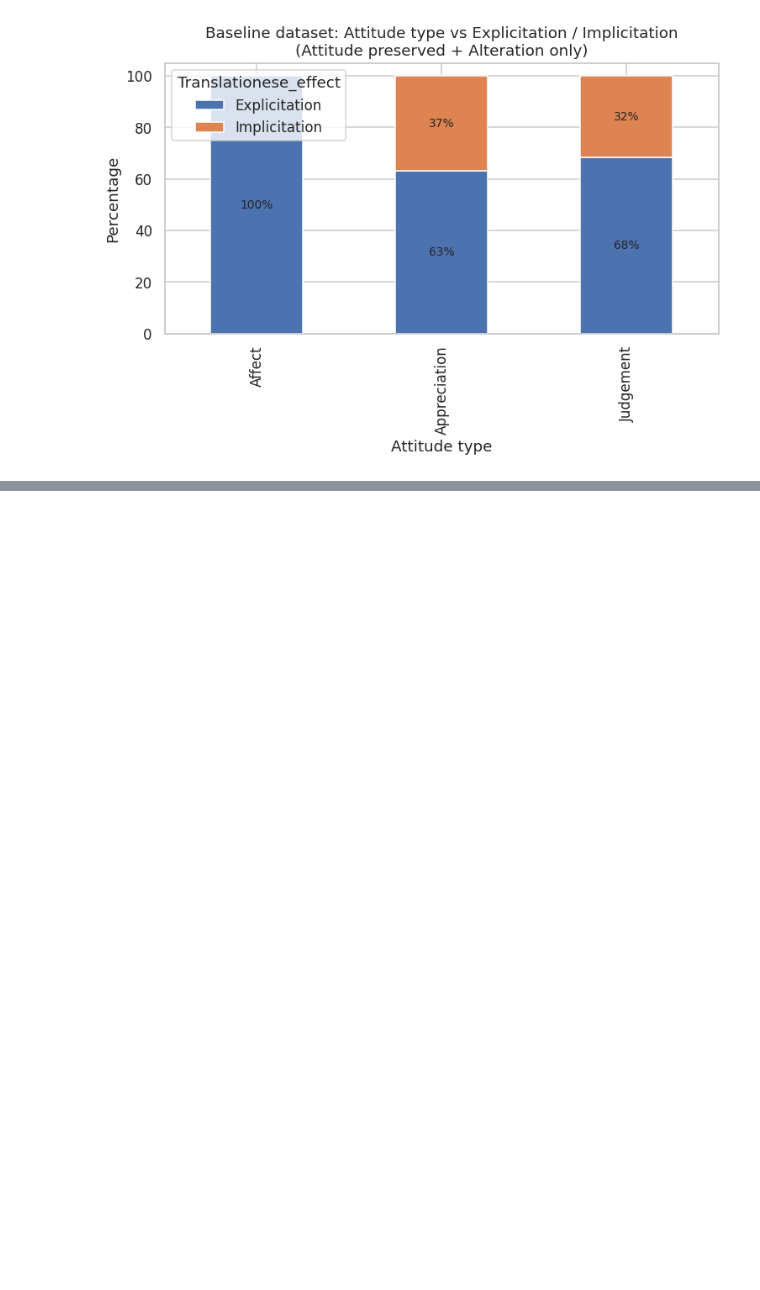
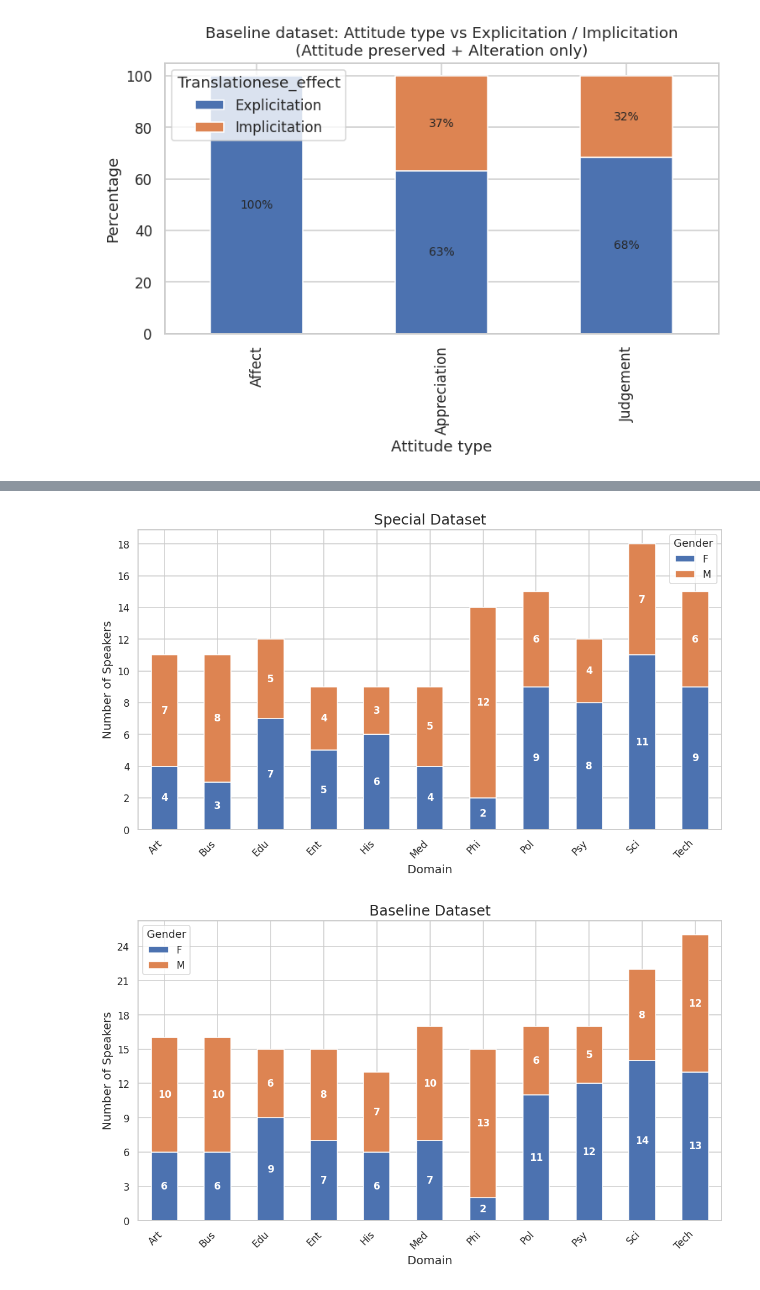
Before and after one commit to happy522/AttituTED-Corpus, a Jupyter notebook: NEW analysis/implicitation_study_analysis_with_titles.ipynb, the cells around one changed output, grey strips where cells are left out. Drawn from its saved outputs; the diff is of its cells as text; code cells hidden in the pictures; blank space fills up the shorter version.

```diff
--- a/NEW analysis/implicitation_study_analysis_with_titles.ipynb
+++ b/NEW analysis/implicitation_study_analysis_with_titles.ipynb
@@ -1840,0 +2257,46 @@ Expected frequencies
+# %%
+import matplotlib.pyplot as plt
+from matplotlib.ticker import MaxNLocator
+
+def plot_gender_domain(speakers, title):
+
+    table = pd.crosstab(
+        speakers["Domain"],
+        speakers["Gender"]
+    ).sort_index()
+
+    ax = table.plot(
+        kind="bar",
+        stacked=True,
+        figsize=(10,6)
+    )
+
+    # Add counts inside each segment
+    for container in ax.containers:
+        labels = [f"{int(v)}" if v > 0 else "" for v in container.datavalues]
+        ax.bar_label(
+            container,
+            labels=labels,
+            label_type="center",
+            color="white",
+            fontsize=11,
+            fontweight="bold"
+        )
+
+    ax.set_title(title, fontsize=16)
+    ax.set_xlabel("Domain", fontsize=13)
+    ax.set_ylabel("Number of Speakers", fontsize=13)
+
+    # Integer ticks only
+    ax.yaxis.set_major_locator(MaxNLocator(integer=True))
+
+    plt.xticks(rotation=45, ha="right")
+    plt.legend(title="Gender")
+    plt.tight_layout()
+    plt.show()
+# %%
+plot_gender_domain(special_speakers, "Special Dataset")
+plot_gender_domain(baseline_speakers, "Baseline Dataset")
+# %% [output]
+[figure, added]
+[figure, added]
```
Also changed, not shown: parts of 7 cells of this notebook.
